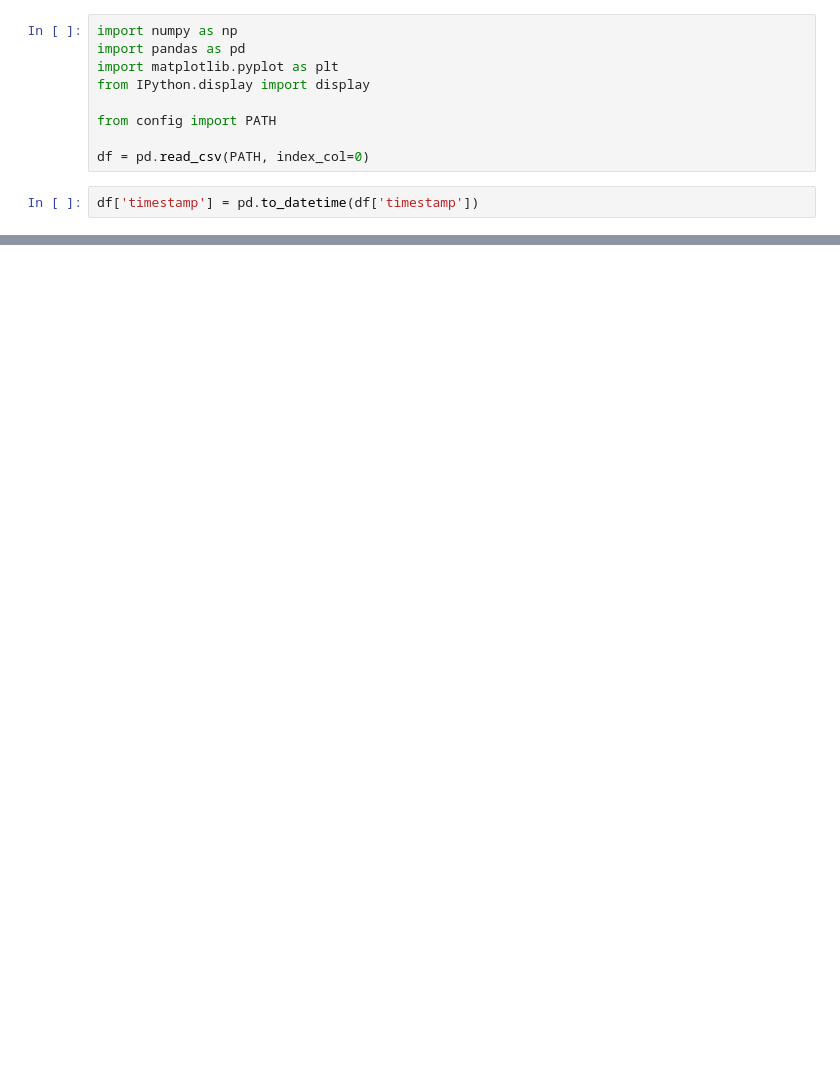
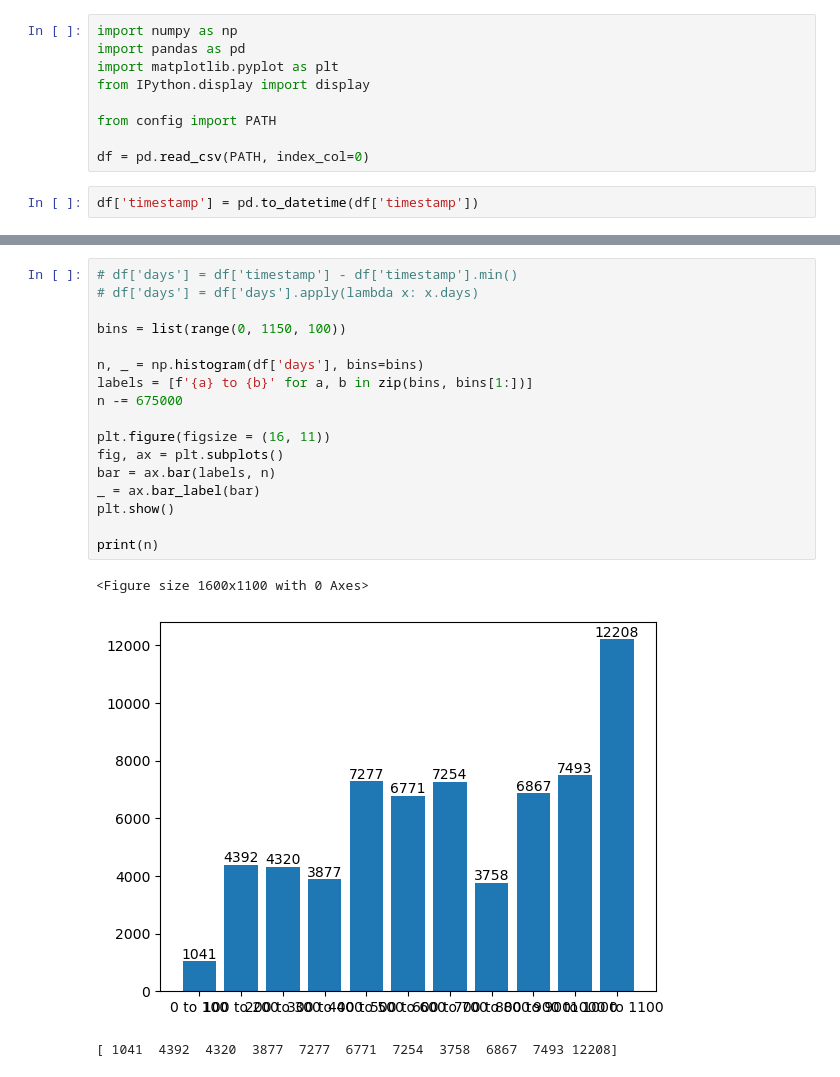
Before and after one commit to AndryMaster/BigData_Yandex, a Jupyter notebook: Project/start.ipynb, the cells around one changed output, grey strips where cells are left out. Cells and saved outputs as stored; diff of their text form; blank space fills up the shorter version.

```diff
--- a/Project/start.ipynb
+++ b/Project/start.ipynb
@@ -56,0 +108,21 @@ print(123)
+# %%
+# df['days'] = df['timestamp'] - df['timestamp'].min()
+# df['days'] = df['days'].apply(lambda x: x.days)
+
+bins = list(range(0, 1150, 100))
+
+n, _ = np.histogram(df['days'], bins=bins)
+labels = [f'{a} to {b}' for a, b in zip(bins, bins[1:])]
+n -= 675000
+
+plt.figure(figsize = (16, 11))
+fig, ax = plt.subplots()
+bar = ax.bar(labels, n)
+_ = ax.bar_label(bar)
+plt.show()
+
+print(n)
+# %% [output]
+<Figure size 1600x1100 with 0 Axes>
+[figure, added]
+[ 1041  4392  4320  3877  7277  6771  7254  3758  6867  7493 12208]
```
Also changed, not shown: parts of 5 cells of this notebook.
